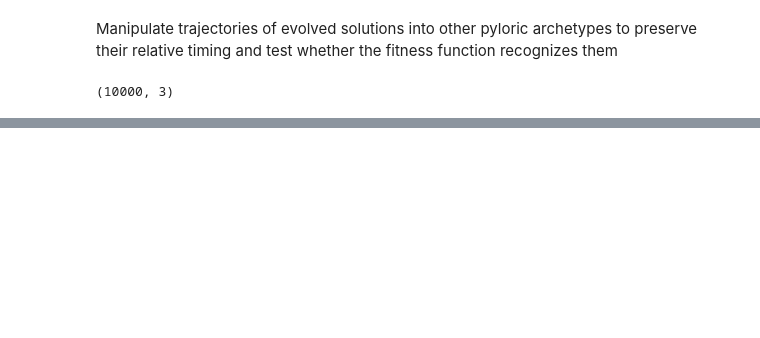
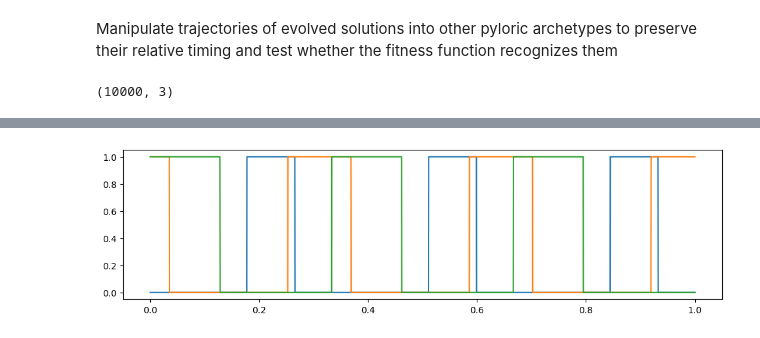
Before and after one commit to ljstolting/EvolvingHP, a Jupyter notebook: Cpp/trajectoryshift.ipynb, the cells around one changed output, grey strips where cells are left out. Drawn from its saved outputs; the diff is of its cells as text; code cells hidden in the pictures; blank space fills up the shorter version.

```diff
--- a/Cpp/trajectoryshift.ipynb
+++ b/Cpp/trajectoryshift.ipynb
@@ -44,0 +63,13 @@ np.savetxt('./Specifically Evolved HP mechanisms/Every Circuit/0/shiftedoutputs.
+# %%
+test_timeseries = np.zeros((1000,3))
+test_timeseries[533:533+264,0] = np.ones_like(test_timeseries[533:533+264,0])
+test_timeseries[758:758+348,1] = np.ones_like(test_timeseries[758:758+348,1])
+test_timeseries[0:(758+348)%1000,1] = np.ones_like(test_timeseries[0:(758+348)%1000,1])
+test_timeseries[0:385,2] = np.ones_like(test_timeseries[0:385,2])
+
+long = np.tile(test_timeseries.T,3).T
+# %%
+for i in range(len(outputs[0])):
+    plt.plot(np.linspace(0,1,3000),long[:,i])
+# %% [output]
+[figure, added]
```
Also changed, not shown: parts of 6 cells of this notebook, 2 other files.
